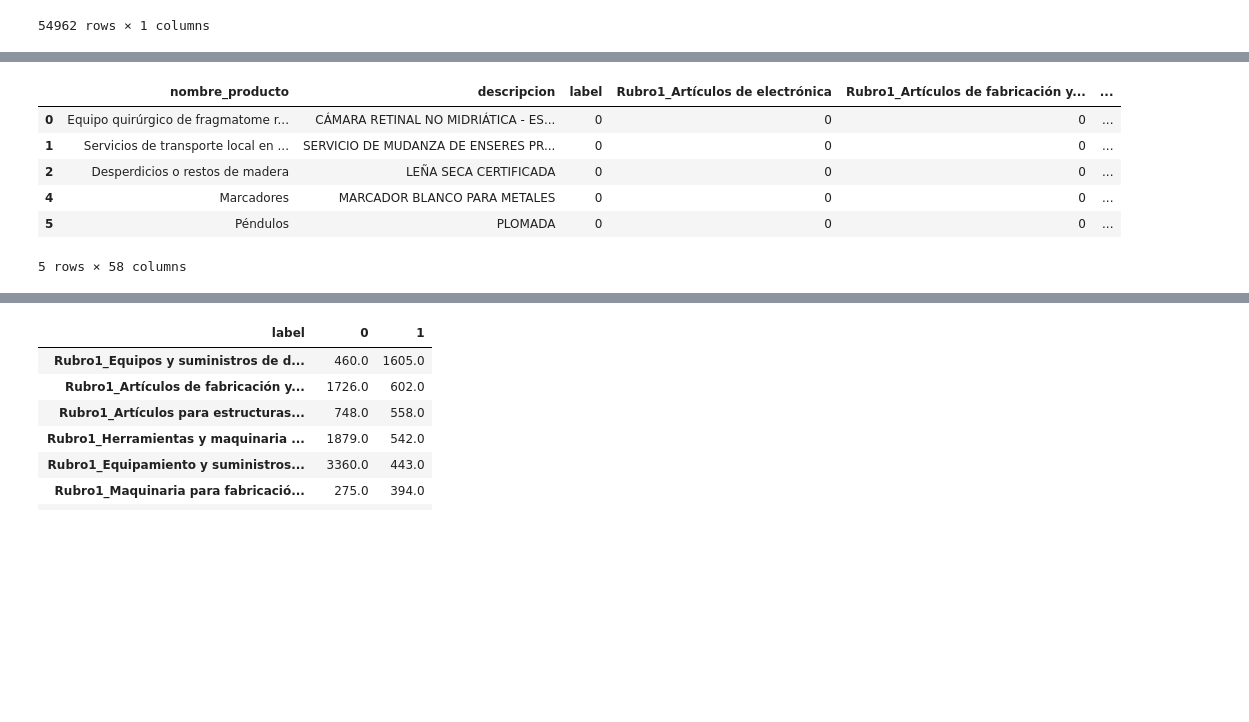
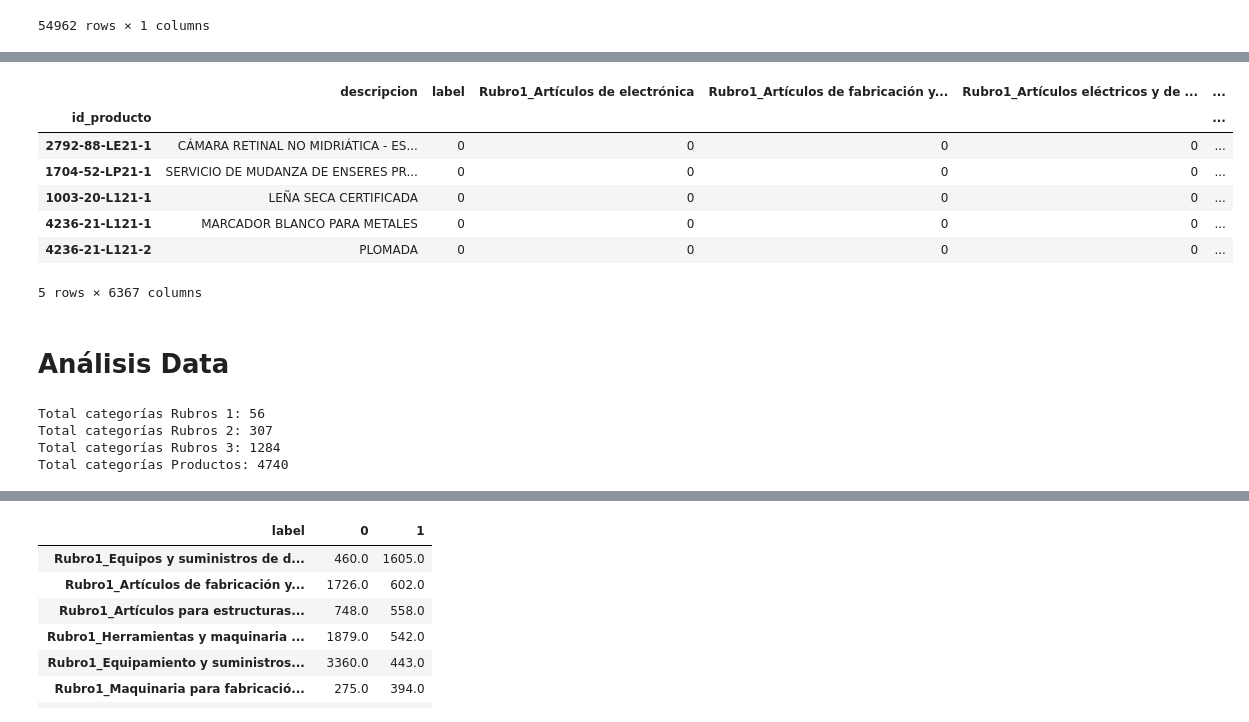
Before and after one commit to metalkutz/juanito_v2.0, a Jupyter notebook: Analisis-PreProcess/EDA.ipynb, the cells around one changed output, grey strips where cells are left out. Cells and saved outputs as stored; diff of their text form; code cells hidden in the pictures; blank space fills up the shorter version.

```diff
--- a/Analisis-PreProcess/EDA.ipynb
+++ b/Analisis-PreProcess/EDA.ipynb
@@ -212,11 +177,24 @@ memory usage: 2.0+ MB
 # %%
-df2 = pd.get_dummies(df, columns=['Rubro1'] ,drop_first=True)
+df2 = pd.get_dummies(df, columns=['Rubro1','Rubro2','Rubro3','nombre_producto'] ,drop_first=True)
 df2.head()
 # %% [output]
-|  | nombre_producto | descripcion | label | Rubro1_Artículos de electrónica | Rubro1_Artículos de fabricación y... | ... |
-| 0 | Equipo quirúrgico de fragmatome r... | CÁMARA RETINAL NO MIDRIÁTICA - ES... | 0 | 0 | 0 | ... |
-| 1 | Servicios de transporte local en ... | SERVICIO DE MUDANZA DE ENSERES PR... | 0 | 0 | 0 | ... |
-| 2 | Desperdicios o restos de madera | LEÑA SECA CERTIFICADA | 0 | 0 | 0 | ... |
-| 4 | Marcadores | MARCADOR BLANCO PARA METALES | 0 | 0 | 0 | ... |
-| 5 | Péndulos | PLOMADA | 0 | 0 | 0 | ... |
+|  | descripcion | label | Rubro1_Artículos de electrónica | Rubro1_Artículos de fabricación y... | Rubro1_Artículos eléctricos y de ... | ... |
+| id_producto |  |  |  |  |  | ... |
+| 2792-88-LE21-1 | CÁMARA RETINAL NO MIDRIÁTICA - ES... | 0 | 0 | 0 | 0 | ... |
+| 1704-52-LP21-1 | SERVICIO DE MUDANZA DE ENSERES PR... | 0 | 0 | 0 | 0 | ... |
+| 1003-20-L121-1 | LEÑA SECA CERTIFICADA | 0 | 0 | 0 | 0 | ... |
+| 4236-21-L121-1 | MARCADOR BLANCO PARA METALES | 0 | 0 | 0 | 0 | ... |
+| 4236-21-L121-2 | PLOMADA | 0 | 0 | 0 | 0 | ... |
-5 rows × 58 columns
+5 rows × 6367 columns
+# %% [markdown]
+# Análisis Data
+# %%
+print('Total categorías Rubros 1:', len(df['Rubro1'].unique()))
+print('Total categorías Rubros 2:', len(df['Rubro2'].unique()))
+print('Total categorías Rubros 3:', len(df['Rubro3'].unique()))
+print('Total categorías Productos:', len(df['nombre_producto'].unique()))
+# %% [output]
+Total categorías Rubros 1: 56
+Total categorías Rubros 2: 307
+Total categorías Rubros 3: 1284
+Total categorías Productos: 4740
```
Also changed, not shown: parts of 36 cells of this notebook, 2 other files.
